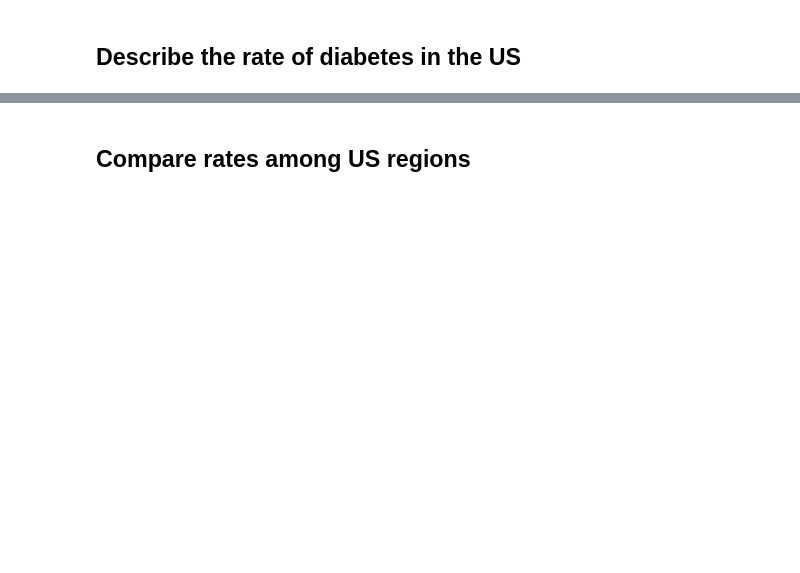
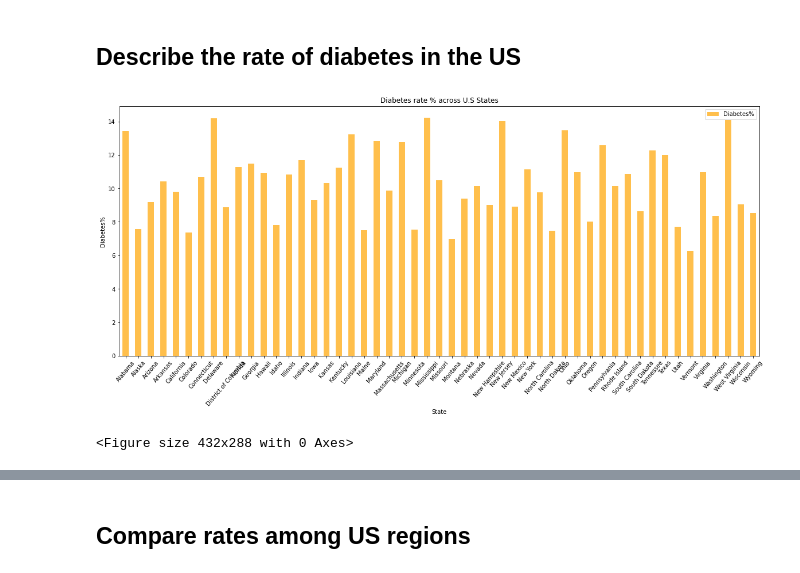
Before and after one commit to the-liat/project-1, a Jupyter notebook: Diabetes Analysis.ipynb, the cells around one changed output, grey strips where cells are left out. Saved outputs shown, nothing was run; the diff lists cells and outputs as text; code cells hidden in the pictures; blank space fills up the shorter version.

Commit message:
merged Katejoe part #1

```diff
--- a/Diabetes Analysis.ipynb
+++ b/Diabetes Analysis.ipynb
@@ -139,3 +139,18 @@ merged_df.head()
 | 4 | California | 67100209.0 | 9.794144 | (37.63864012300047, -120.99999953... | 24.056118 | 35.882303 | 19.668067 | ... |
 # %% [markdown]
 ## Describe the rate of diabetes in the US
+# %%
+# Plot the bar chart
+merged_df.plot(kind='bar', x='State', y='Diabetes%', color='orange', alpha =0.7, figsize = (20,8), rot = 50)
+
+# Add labels and title
+plt.xlabel('State')
+plt.ylabel('Diabetes%')
+plt.title('Diabetes rate % across U.S States')
+
+# Show plot
+plt.show()
+plt.tight_layout()
+# %% [output]
+[figure, added]
+<Figure size 432x288 with 0 Axes>
```
Also changed, not shown: parts of 5 cells of this notebook.
